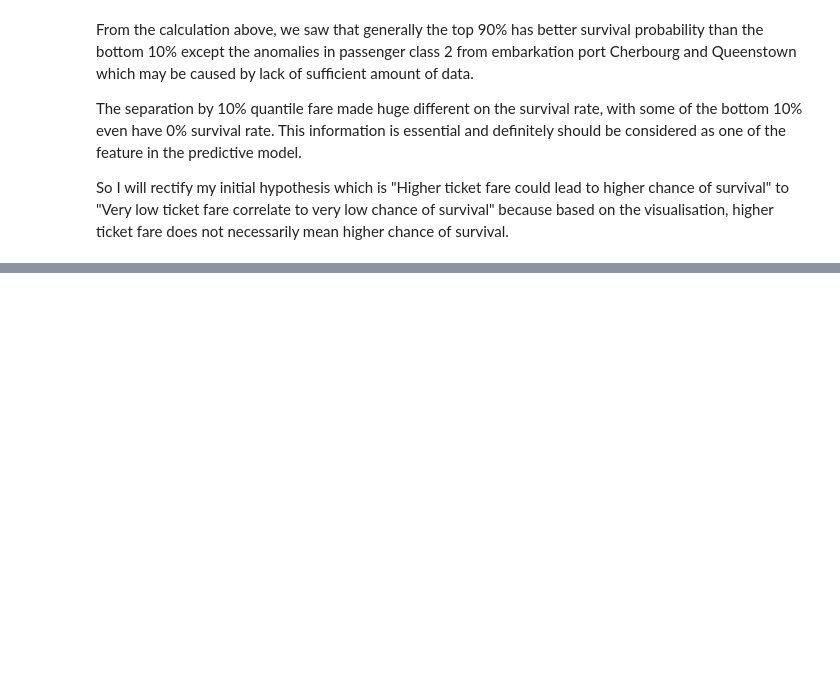
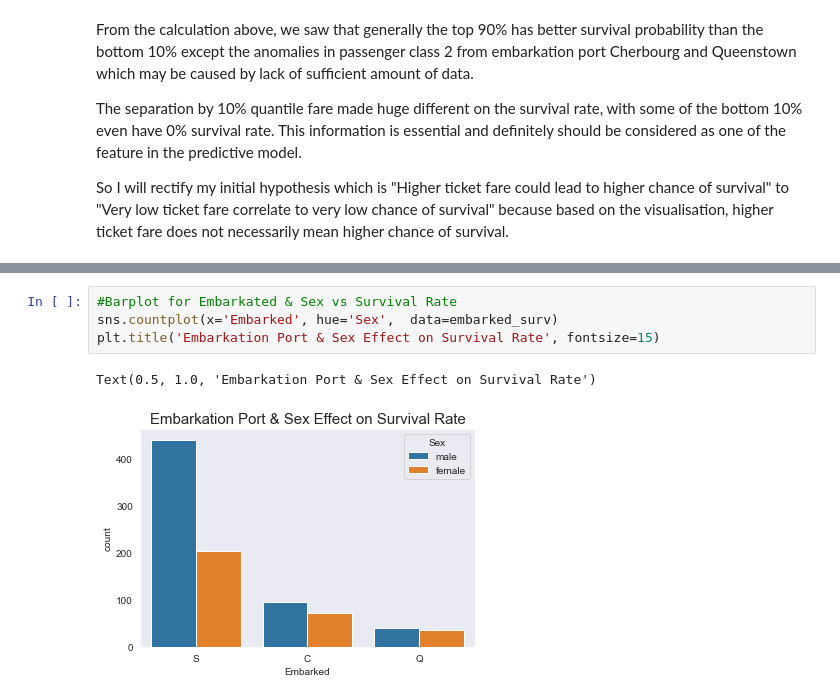
Before and after one commit to juanliong14/titanic_project, a Jupyter notebook: Titanic project.ipynb, the cells around one changed output, grey strips where cells are left out. Cells and saved outputs as stored; diff of their text form; blank space fills up the shorter version.

```diff
--- a/Titanic project.ipynb
+++ b/Titanic project.ipynb
@@ -520,0 +552,7 @@ So I will rectify my initial hypothesis which is "Higher ticket fare could lead
+# %%
+#Barplot for Embarkated & Sex vs Survival Rate
+sns.countplot(x='Embarked', hue='Sex',  data=embarked_surv)
+plt.title('Embarkation Port & Sex Effect on Survival Rate', fontsize=15)
+# %% [output]
+Text(0.5, 1.0, 'Embarkation Port & Sex Effect on Survival Rate')
+[figure, added]
```
Also changed, not shown: parts of 43 cells of this notebook.
